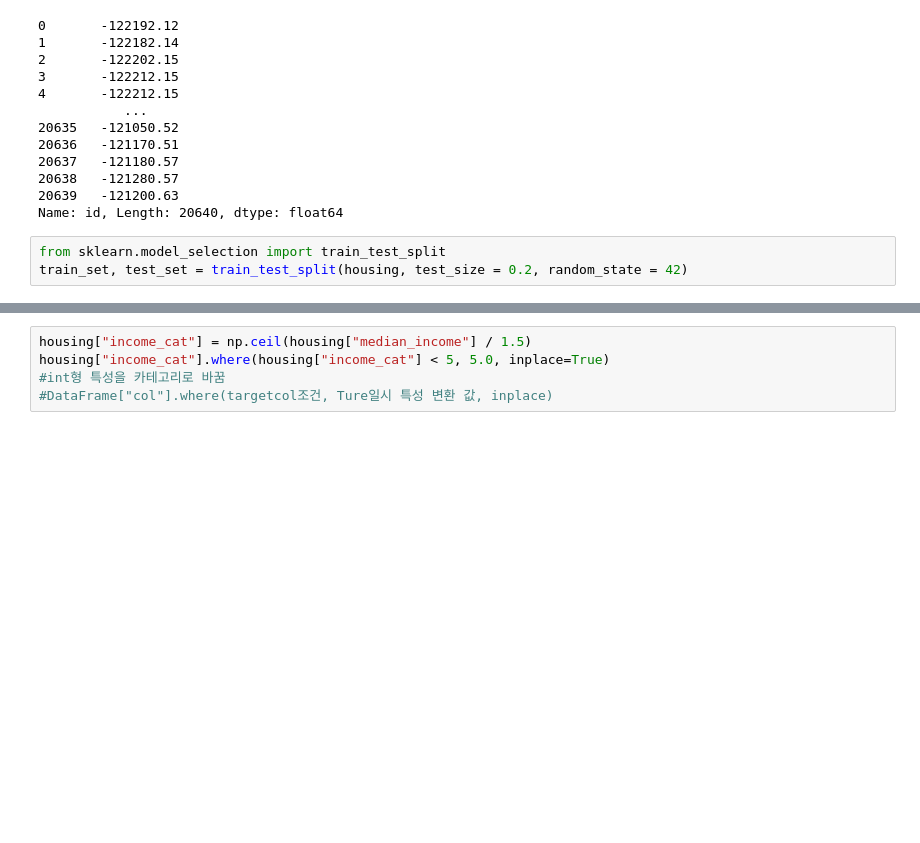
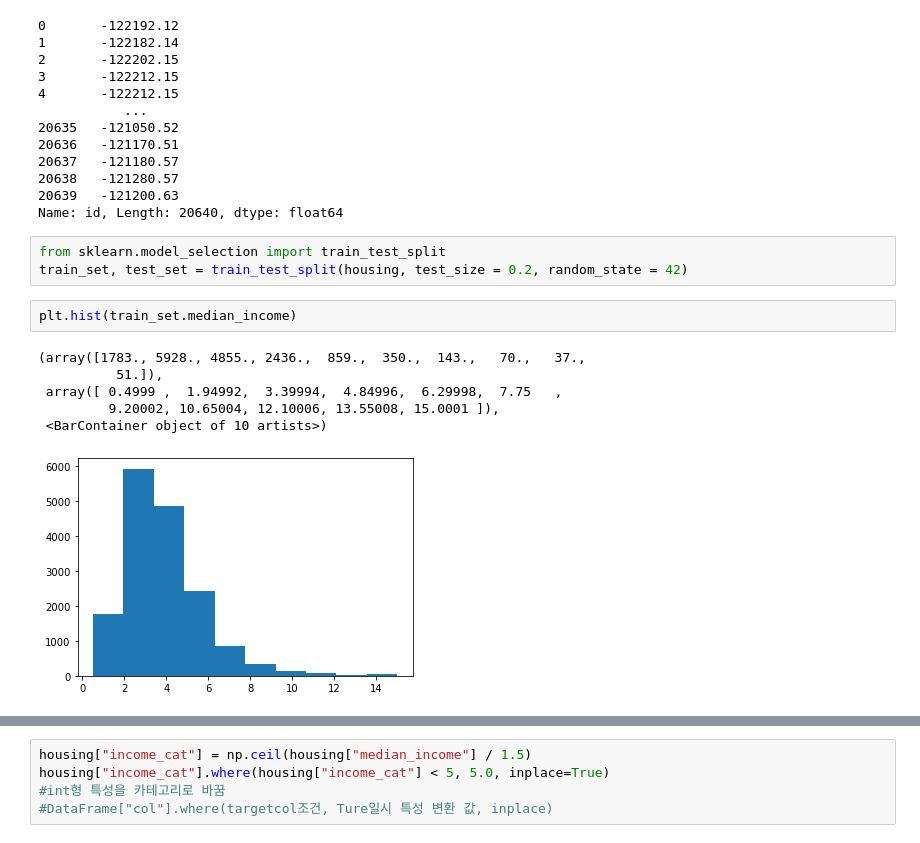
Before and after one commit to hykhhijk/Hands-on-ML, a Jupyter notebook: Chapter2.ipynb, the cells around one changed output, grey strips where cells are left out. Drawn from its saved outputs; the diff is of its cells as text; blank space fills up the shorter version.

```diff
--- a/Chapter2.ipynb
+++ b/Chapter2.ipynb
@@ -149,3 +149,12 @@ Name: id, Length: 20640, dtype: float64
 # %%
 from sklearn.model_selection import train_test_split
 train_set, test_set = train_test_split(housing, test_size = 0.2, random_state = 42)
+# %%
+plt.hist(train_set.median_income)
+# %% [output]
+(array([1783., 5928., 4855., 2436.,  859.,  350.,  143.,   70.,   37.,
+          51.]),
+ array([ 0.4999 ,  1.94992,  3.39994,  4.84996,  6.29998,  7.75   ,
+         9.20002, 10.65004, 12.10006, 13.55008, 15.0001 ]),
+ <BarContainer object of 10 artists>)
+[figure, added]
```
Also changed, not shown: parts of 14 cells of this notebook, 1 other file.
